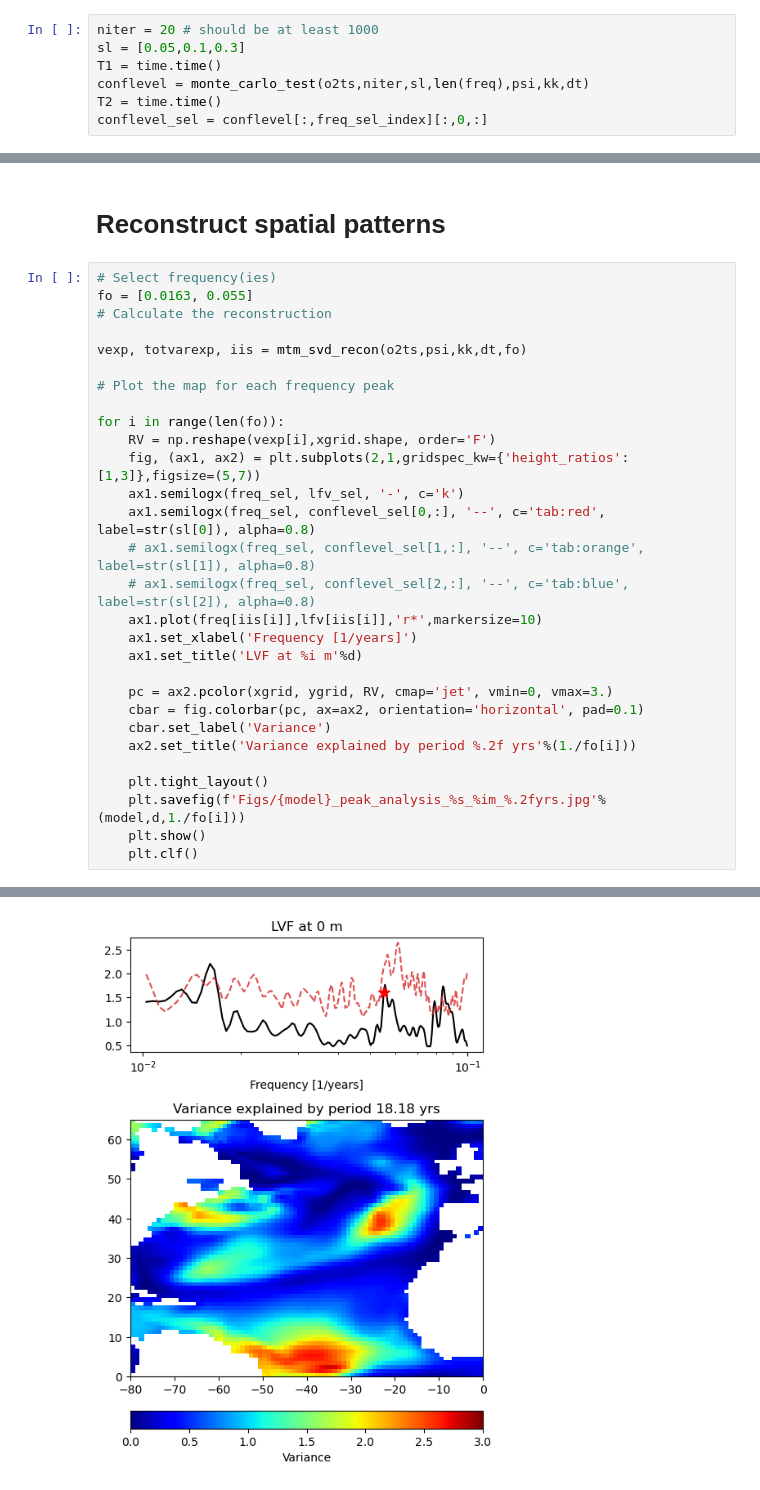
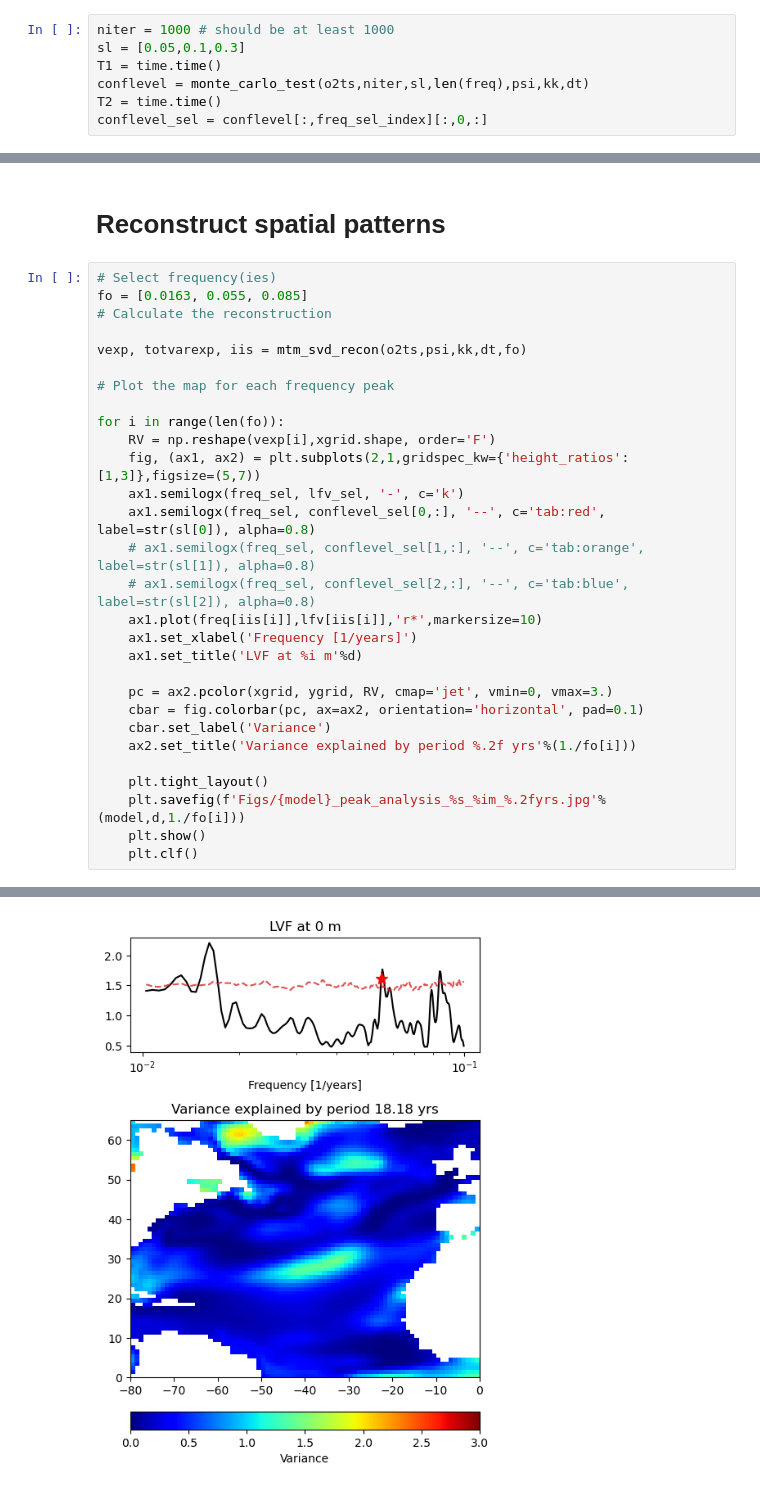
Before and after one commit to Liu-Yitao/mtm-svd-python, a Jupyter notebook: mtm-svd_python.ipynb, the cells around one changed output, grey strips where cells are left out. Drawn from its saved outputs; the diff is of its cells as text.

```diff
--- a/mtm-svd_python.ipynb
+++ b/mtm-svd_python.ipynb
@@ -124,7 +124,7 @@ freq_sel.shape
 # %% [output]
 (184,)
 # %%
-niter = 20 # should be at least 1000
+niter = 1000 # should be at least 1000
 sl = [0.05,0.1,0.3]
 T1 = time.time()
 conflevel = monte_carlo_test(o2ts,niter,sl,len(freq),psi,kk,dt)
@@ -165,7 +174,7 @@ ds.to_netcdf(f'./{model}_lfv_conf.nc')
 # Reconstruct spatial patterns
 # %%
 # Select frequency(ies)
-fo = [0.0163, 0.055]
+fo = [0.0163, 0.055, 0.085]
 # Calculate the reconstruction
 
 vexp, totvarexp, iis = mtm_svd_recon(o2ts,psi,kk,dt,fo)
@@ -205,3 +215,3 @@ To use the future default and silence this warning we advise to pass `rcond=None
 <Figure size 640x480 with 0 Axes>
-[figure, old version]
+[figure, new version]
 <Figure size 640x480 with 0 Axes>
```
Also changed, not shown: parts of 4 cells of this notebook, 2 other files.
